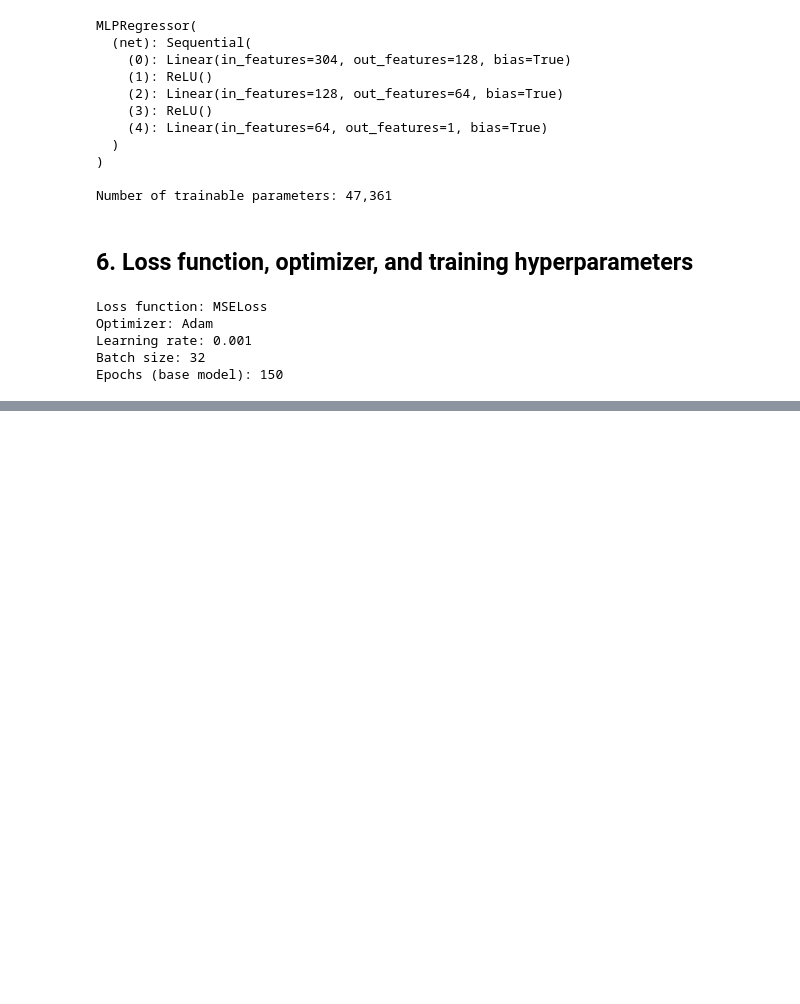
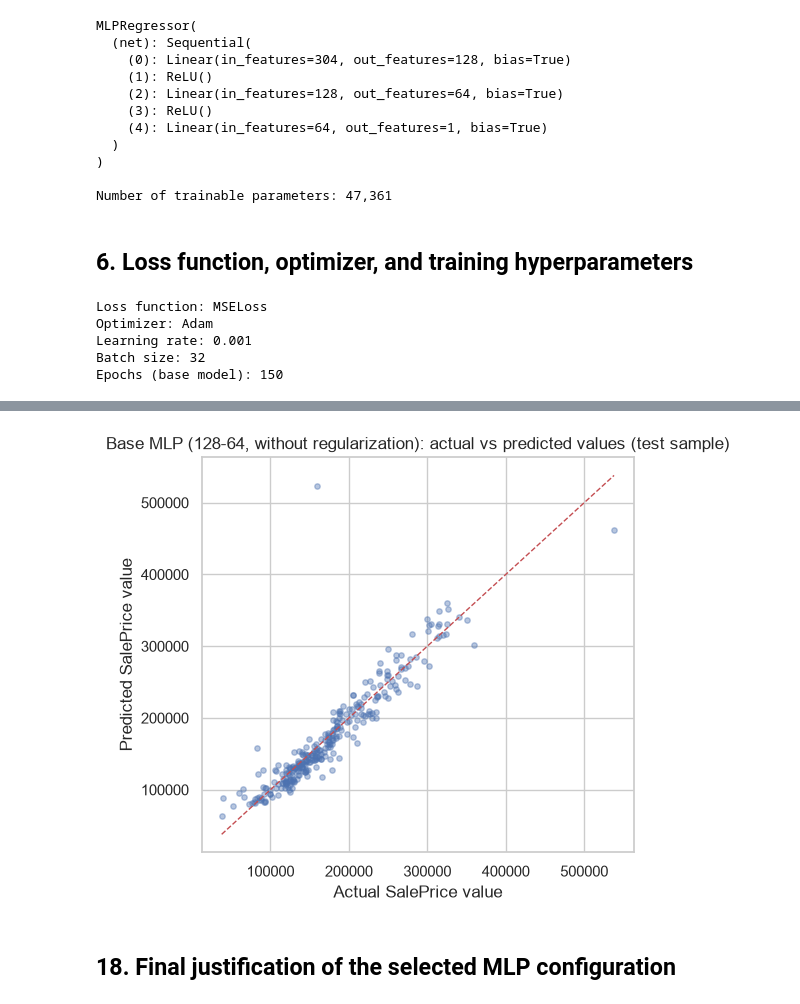
Before and after one commit to anuri-el/Machine-Learning-Technologies, a Jupyter notebook: l6_mlp.ipynb, the cells around one changed output, grey strips where cells are left out. Cells and saved outputs as stored; diff of their text form; code cells hidden in the pictures; blank space fills up the shorter version.

```diff
--- a/l6_mlp.ipynb
+++ b/l6_mlp.ipynb
@@ -333,0 +657,16 @@ model_base = MLPRegressor(input_dim=n_features, hidden_sizes=(128, 64), dropout_
+# %%
+final_models = {
+    'Base MLP': model_base,
+    f'Architecture: {best_arch_name}': best_arch_model,
+    f'Regularization: {best_reg_name}': best_reg_model,
+}
+
+best_config_name = final_comparison['R2_val'].idxmax()
+print(f"By the criterion of the highest R2_val, selected: {best_config_name}")
+
+name_to_model = {
+    'Base MLP (128-64, without regularization)': model_base,
+    f'MLP with modified architecture ({best_arch_name})': best_arch_model,
+    f'MLP with regularization ({best_reg_name})': best_reg_model,
+}
+final_model = name_to_model[best_config_name]
@@ -333,0 +743,18 @@ model_base = MLPRegressor(input_dim=n_features, hidden_sizes=(128, 64), dropout_
+# %%
+y_test_pred = y_scaler_final.inverse_transform(
+    predict_np(final_model_retrained, X_test_t2).reshape(-1, 1)
+).ravel()
+
+plt.figure(figsize=(5.5, 5))
+plt.scatter(y_test.values, y_test_pred, alpha=0.4, s=15)
+lims = [min(y_test.min(), y_test_pred.min()), max(y_test.max(), y_test_pred.max())]
+plt.plot(lims, lims, 'r--', linewidth=1)
+plt.xlabel('Actual SalePrice value')
+plt.ylabel('Predicted SalePrice value')
+plt.title(f'{best_config_name}: actual vs predicted values (test sample)')
+plt.tight_layout()
+plt.show()
+# %% [output]
+[figure, added]
+# %% [markdown]
+## 18. Final justification of the selected MLP configuration
```
Also changed, not shown: parts of 23 cells of this notebook.
